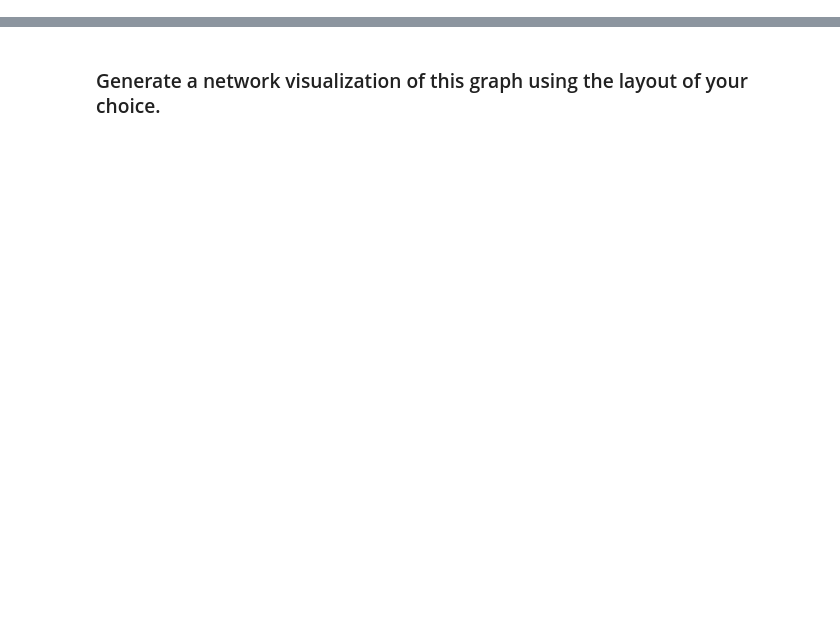
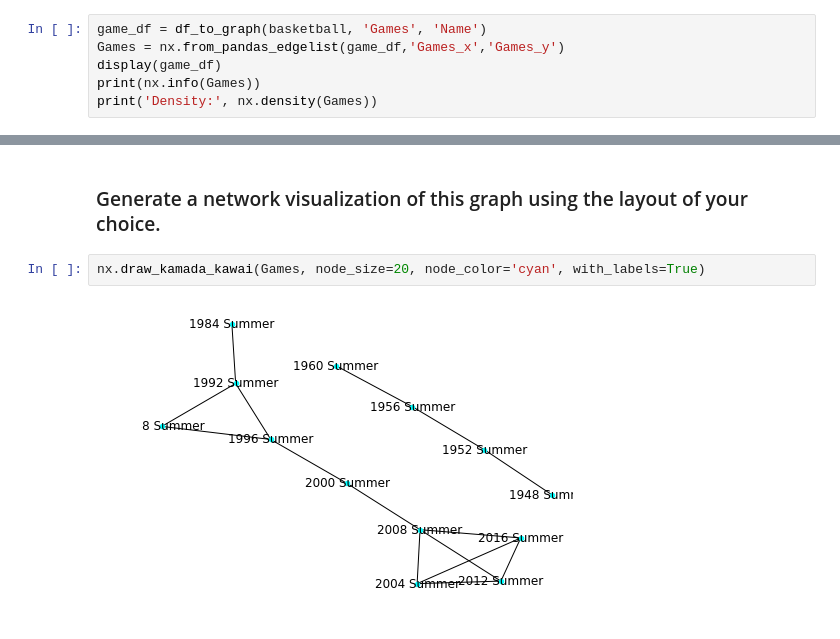
Before and after one commit to alejandroperela/datamad0119, a Jupyter notebook: module-2/lab-network-analysis/your-code/main.ipynb, the cells around one changed output, grey strips where cells are left out. Cells and saved outputs as stored; diff of their text form; blank space fills up the shorter version.

```diff
--- a/module-2/lab-network-analysis/your-code/main.ipynb
+++ b/module-2/lab-network-analysis/your-code/main.ipynb
@@ -101,3 +142,9 @@ nx.draw_kamada_kawai(G, node_size=20, node_color='cyan')
 Thus far, we have analyzed graphs where the nodes represented individual players and the edges represented Olympic games that they have competed in together. We can analyze the data at a higher level if we wanted to, strippping out the players as entities and analyzing the data at the Games level. To do this, we would need to reconstruct the graph so that the *Games* field represents the entities and then use the player names as the edge criteria so that there would be an edge between two Olympic games if an player played in both of them. You already have the tools in your toolbox to be able to do this, so give it a try.
 # %% [markdown]
 ### Create a graph with Games as the entities and then print out the graph statistics.
+# %%
+game_df = df_to_graph(basketball, 'Games', 'Name')
+Games = nx.from_pandas_edgelist(game_df,'Games_x','Games_y')
+display(game_df)
+print(nx.info(Games))
+print('Density:', nx.density(Games))
@@ -104,2 +175,6 @@ Thus far, we have analyzed graphs where the nodes represented individual players
 # %% [markdown]
 ### Generate a network visualization of this graph using the layout of your choice.
+# %%
+nx.draw_kamada_kawai(Games, node_size=20, node_color='cyan', with_labels=True)
+# %% [output]
+[figure, added]
```
Also changed, not shown: parts of 17 cells of this notebook.
